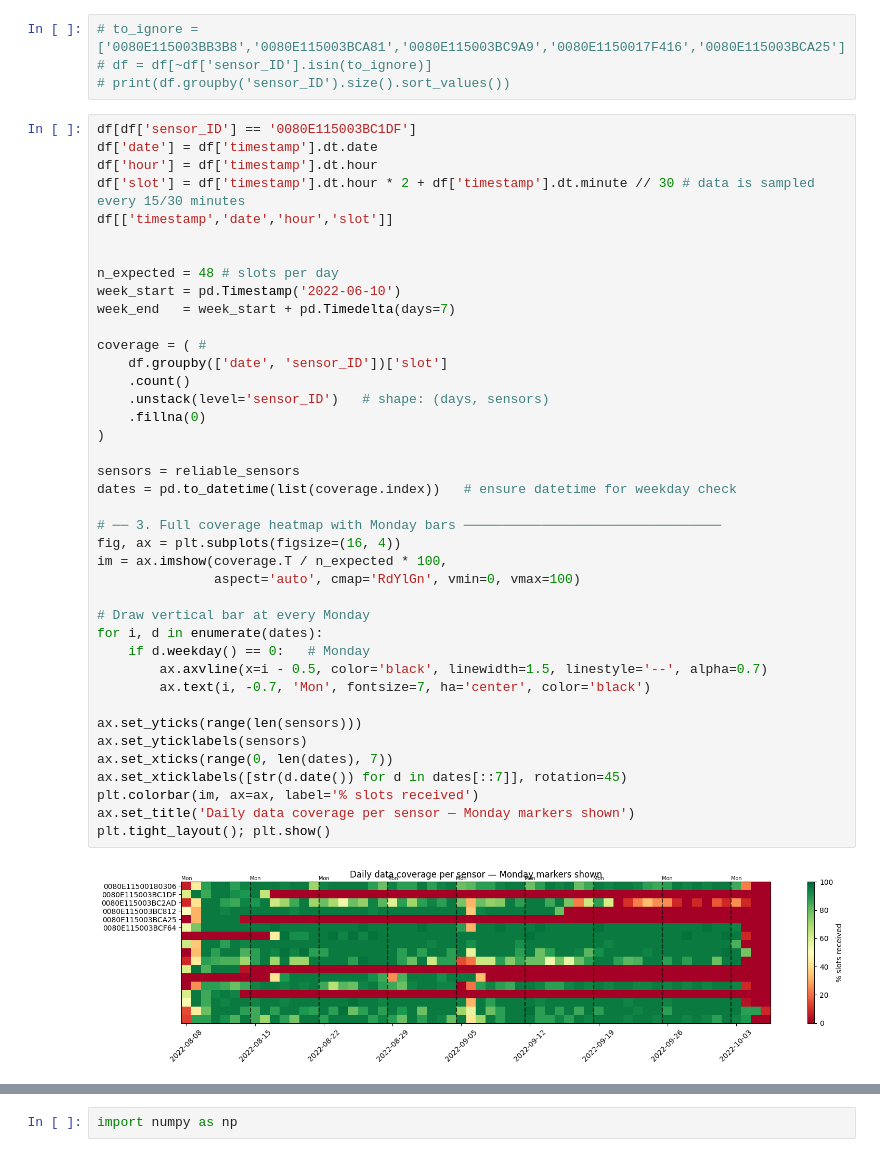
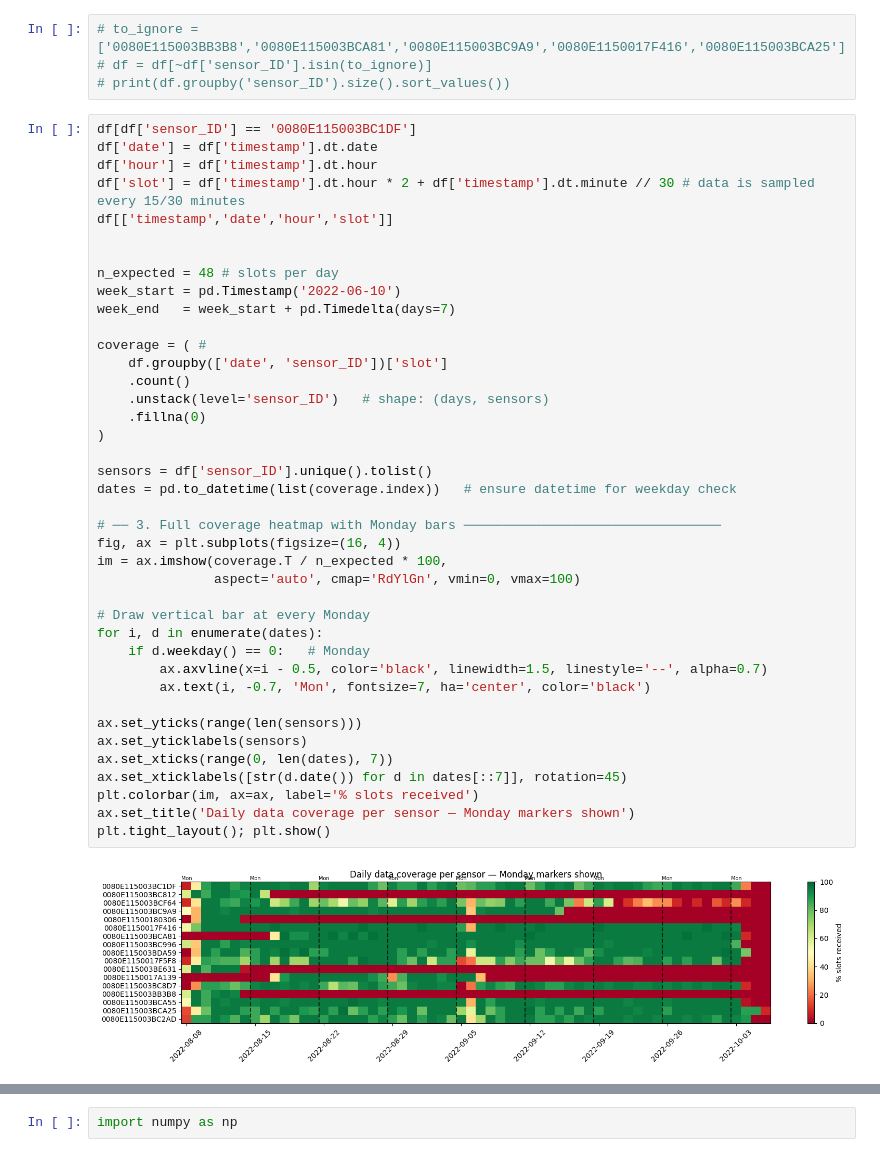
Before and after one commit to tudi72/Sensor_Equivalency_Tucker3, a Jupyter notebook: demo.ipynb, the cells around one changed output, grey strips where cells are left out. Drawn from its saved outputs; the diff is of its cells as text.

```diff
--- a/demo.ipynb
+++ b/demo.ipynb
@@ -59,35 +59,35 @@ week_start = pd.Timestamp('2022-06-10')
 week_end   = week_start + pd.Timedelta(days=7)
 
 coverage = ( #
     df.groupby(['date', 'sensor_ID'])['slot']
     .count()
     .unstack(level='sensor_ID')   # shape: (days, sensors)
     .fillna(0)
 )
 
-sensors = reliable_sensors
+sensors = df['sensor_ID'].unique().tolist()
 dates = pd.to_datetime(list(coverage.index))   # ensure datetime for weekday check
 
 # ── 3. Full coverage heatmap with Monday bars ─────────────────────────────────
 fig, ax = plt.subplots(figsize=(16, 4))
 im = ax.imshow(coverage.T / n_expected * 100,
                aspect='auto', cmap='RdYlGn', vmin=0, vmax=100)
 
 # Draw vertical bar at every Monday
 for i, d in enumerate(dates):
     if d.weekday() == 0:   # Monday
         ax.axvline(x=i - 0.5, color='black', linewidth=1.5, linestyle='--', alpha=0.7)
         ax.text(i, -0.7, 'Mon', fontsize=7, ha='center', color='black')
 
 ax.set_yticks(range(len(sensors)))
 ax.set_yticklabels(sensors)
 ax.set_xticks(range(0, len(dates), 7))
 ax.set_xticklabels([str(d.date()) for d in dates[::7]], rotation=45)
 plt.colorbar(im, ax=ax, label='% slots received')
 ax.set_title('Daily data coverage per sensor — Monday markers shown')
 plt.tight_layout(); plt.show()
 # %% [output]
-[figure, old version]
+[figure, new version]
 # %%
 # ── 4. Score only Mon→Sun windows ────────────────────────────────────────────
 coverage_arr = coverage.values
```
Also changed, not shown: parts of 13 cells of this notebook, 5 other files.
